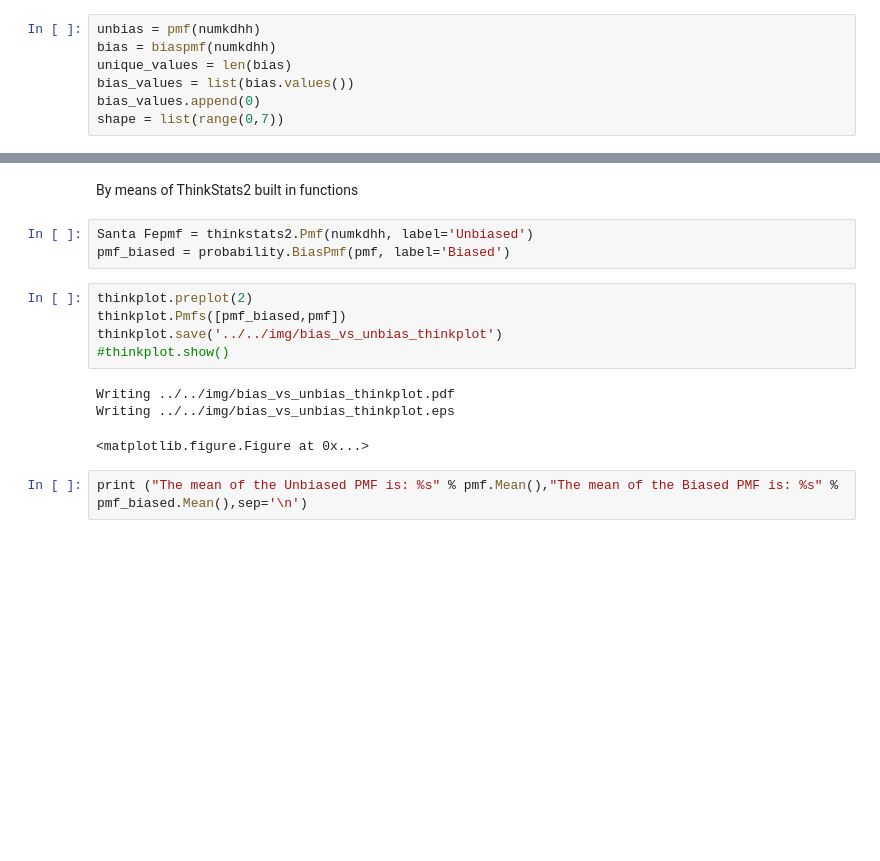
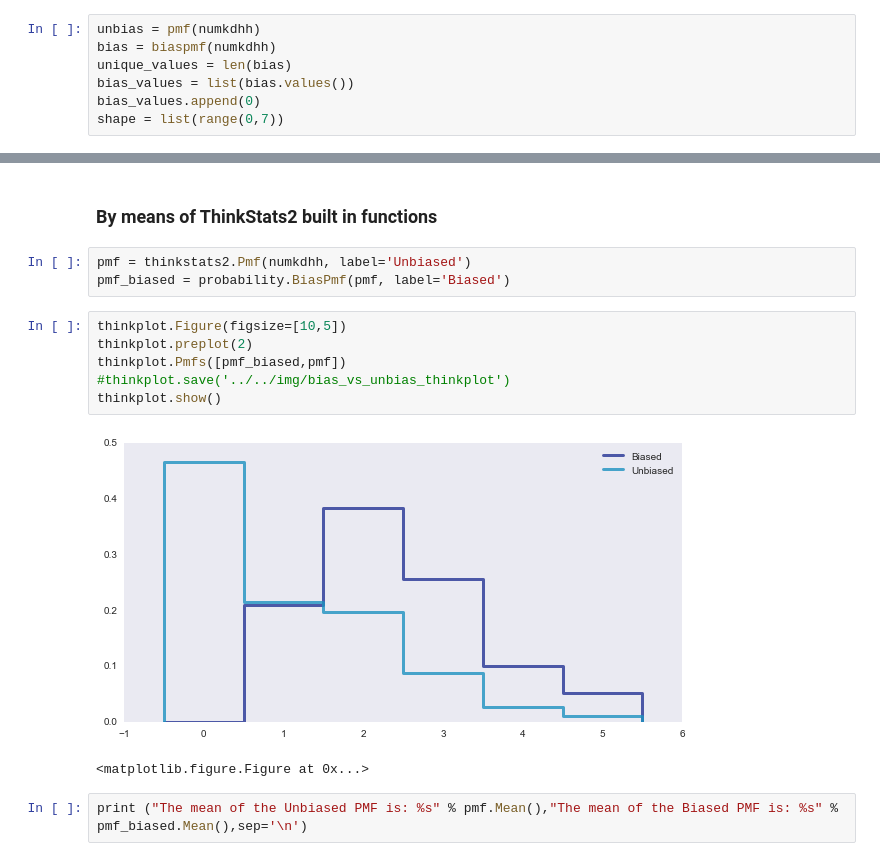
Before and after one commit to saucysaucy/dsp, a Jupyter notebook: ThinkStats2/code/SOLUTIONS.ipynb, the cells around one changed output, grey strips where cells are left out. Cells and saved outputs as stored; diff of their text form; blank space fills up the shorter version.

```diff
--- a/ThinkStats2/code/SOLUTIONS.ipynb
+++ b/ThinkStats2/code/SOLUTIONS.ipynb
@@ -121,18 +123,18 @@ plt.savefig('../../img/bias_vs_unbias.png')
 [figure]
 # %% [markdown]
-By means of ThinkStats2 built in functions
+### By means of ThinkStats2 built in functions
 # %%
-Santa Fepmf = thinkstats2.Pmf(numkdhh, label='Unbiased')
+pmf = thinkstats2.Pmf(numkdhh, label='Unbiased')
 pmf_biased = probability.BiasPmf(pmf, label='Biased')
 # %%
+thinkplot.Figure(figsize=[10,5])
 thinkplot.preplot(2)
 thinkplot.Pmfs([pmf_biased,pmf])
-thinkplot.save('../../img/bias_vs_unbias_thinkplot')
-#thinkplot.show()
+#thinkplot.save('../../img/bias_vs_unbias_thinkplot')
+thinkplot.show()
 # %% [output]
+[figure, added]
-Writing ../../img/bias_vs_unbias_thinkplot.pdf
-Writing ../../img/bias_vs_unbias_thinkplot.eps
+<matplotlib.figure.Figure at 0x...>
-<matplotlib.figure.Figure at 0x...>
 # %%
 print ("The mean of the Unbiased PMF is: %s" % pmf.Mean(),"The mean of the Biased PMF is: %s" % pmf_biased.Mean(),sep='\n')
 # %% [output]
```
Also changed, not shown: parts of 21 cells of this notebook, 2 other files.
